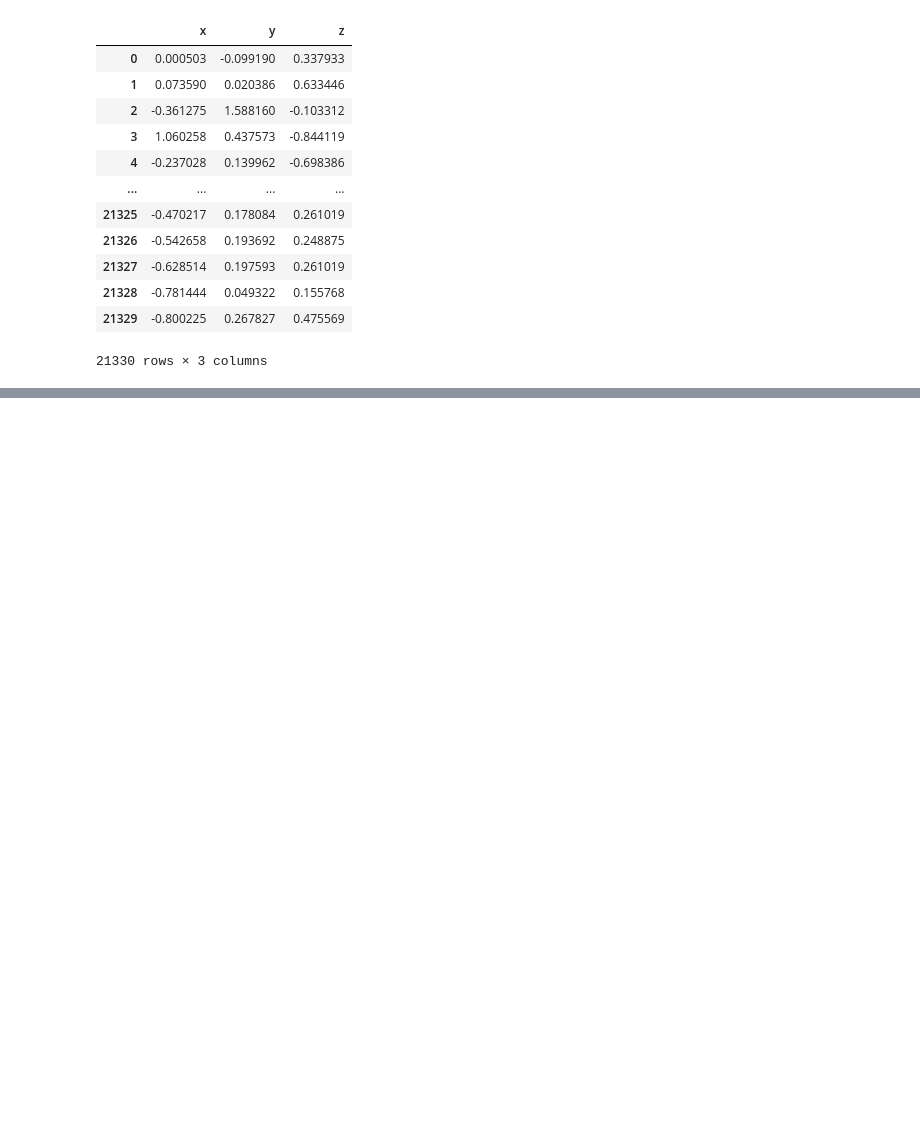
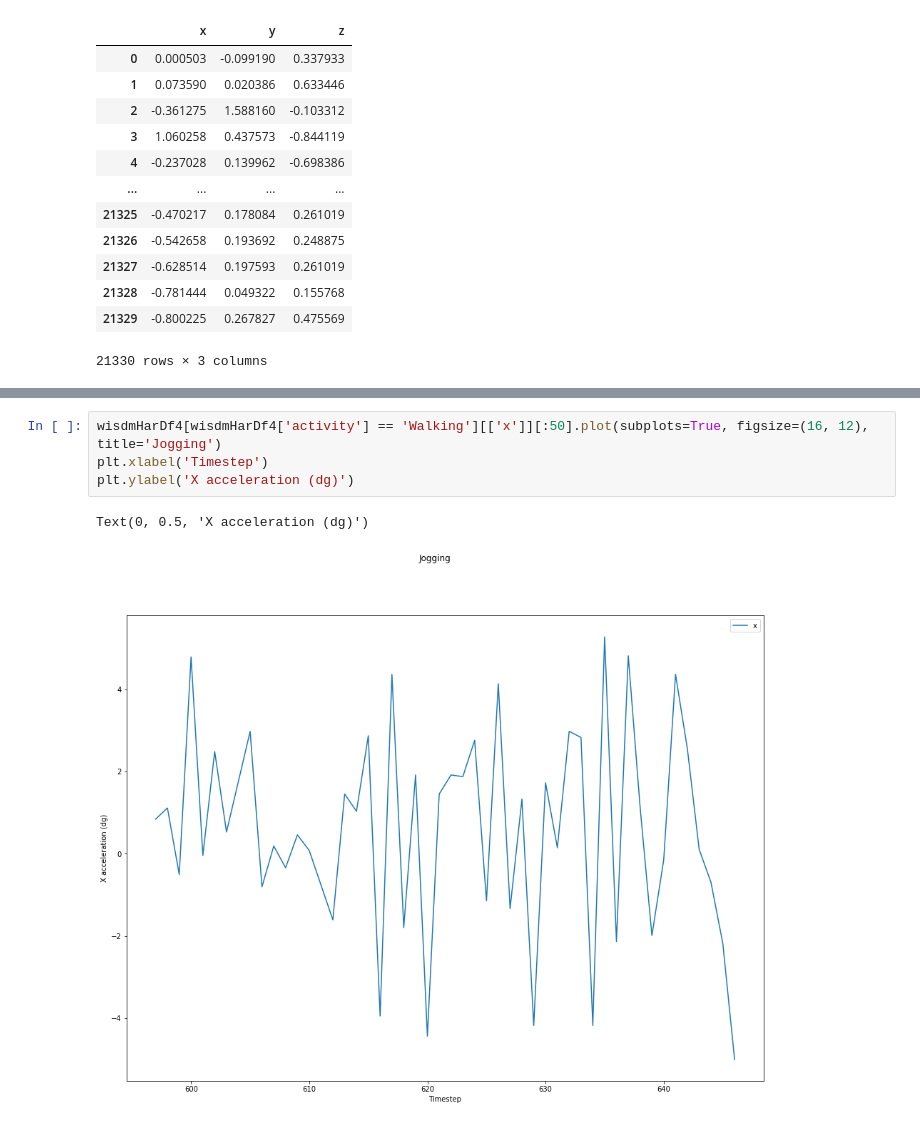
Before and after one commit to AndresWV/AndresWV.github.io, a Jupyter notebook: ProyectoWisdm.ipynb, the cells around one changed output, grey strips where cells are left out. Cells and saved outputs as stored; diff of their text form; blank space fills up the shorter version.

```diff
--- a/ProyectoWisdm.ipynb
+++ b/ProyectoWisdm.ipynb
@@ -228,0 +241,7 @@ Como último paso debe reconstruir el dataframe pegando las columnas de los vari
+# %%
+wisdmHarDf4[wisdmHarDf4['activity'] == 'Walking'][['x']][:50].plot(subplots=True, figsize=(16, 12), title='Jogging')
+plt.xlabel('Timestep')
+plt.ylabel('X acceleration (dg)')
+# %% [output]
+Text(0, 0.5, 'X acceleration (dg)')
+[figure, added]
```
Also changed, not shown: parts of 14 cells of this notebook.
